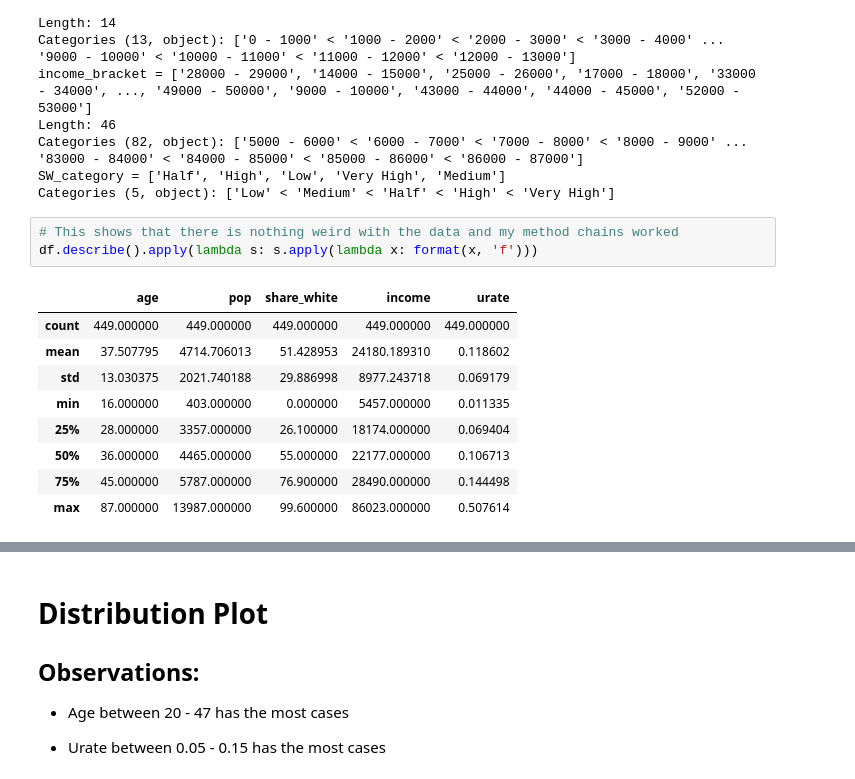
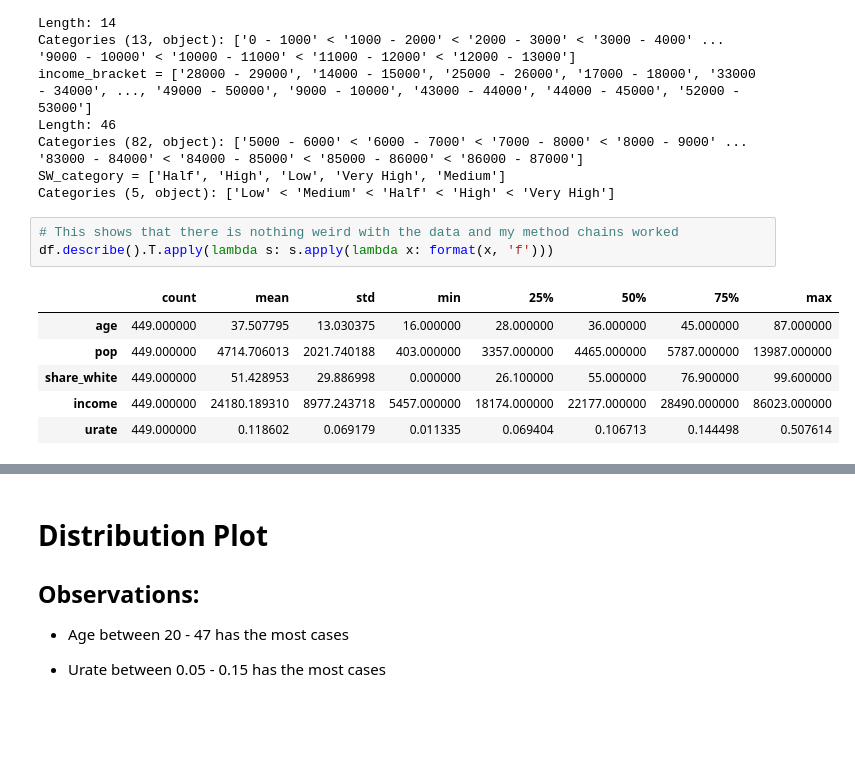
Before and after one commit to data301-2021-summer2/group30-project, a Jupyter notebook: analysis/Seravin/MS2_task_3&4.ipynb, the cells around one changed output, grey strips where cells are left out. Cells and saved outputs as stored; diff of their text form; blank space fills up the shorter version.

```diff
--- a/analysis/Seravin/MS2_task_3&4.ipynb
+++ b/analysis/Seravin/MS2_task_3&4.ipynb
@@ -72,17 +72,14 @@ SW_category = ['Half', 'High', 'Low', 'Very High', 'Medium']
 Categories (5, object): ['Low' < 'Medium' < 'Half' < 'High' < 'Very High']
 # %%
 # This shows that there is nothing weird with the data and my method chains worked
-df.describe().apply(lambda s: s.apply(lambda x: format(x, 'f')))
+df.describe().T.apply(lambda s: s.apply(lambda x: format(x, 'f')))
 # %% [output]
-|  | age | pop | share_white | income | urate |
-| count | 449.000000 | 449.000000 | 449.000000 | 449.000000 | 449.000000 |
-| mean | 37.507795 | 4714.706013 | 51.428953 | 24180.189310 | 0.118602 |
-| std | 13.030375 | 2021.740188 | 29.886998 | 8977.243718 | 0.069179 |
-| min | 16.000000 | 403.000000 | 0.000000 | 5457.000000 | 0.011335 |
-| 25% | 28.000000 | 3357.000000 | 26.100000 | 18174.000000 | 0.069404 |
-| 50% | 36.000000 | 4465.000000 | 55.000000 | 22177.000000 | 0.106713 |
-| 75% | 45.000000 | 5787.000000 | 76.900000 | 28490.000000 | 0.144498 |
-| max | 87.000000 | 13987.000000 | 99.600000 | 86023.000000 | 0.507614 |
+|  | count | mean | std | min | 25% | 50% | 75% | max |
+| age | 449.000000 | 37.507795 | 13.030375 | 16.000000 | 28.000000 | 36.000000 | 45.000000 | 87.000000 |
+| pop | 449.000000 | 4714.706013 | 2021.740188 | 403.000000 | 3357.000000 | 4465.000000 | 5787.000000 | 13987.000000 |
+| share_white | 449.000000 | 51.428953 | 29.886998 | 0.000000 | 26.100000 | 55.000000 | 76.900000 | 99.600000 |
+| income | 449.000000 | 24180.189310 | 8977.243718 | 5457.000000 | 18174.000000 | 22177.000000 | 28490.000000 | 86023.000000 |
+| urate | 449.000000 | 0.118602 | 0.069179 | 0.011335 | 0.069404 | 0.106713 | 0.144498 | 0.507614 |
 # %%
 # Plotting heatmap
 """
```
Also changed, not shown: parts of 1 cell of this notebook.
